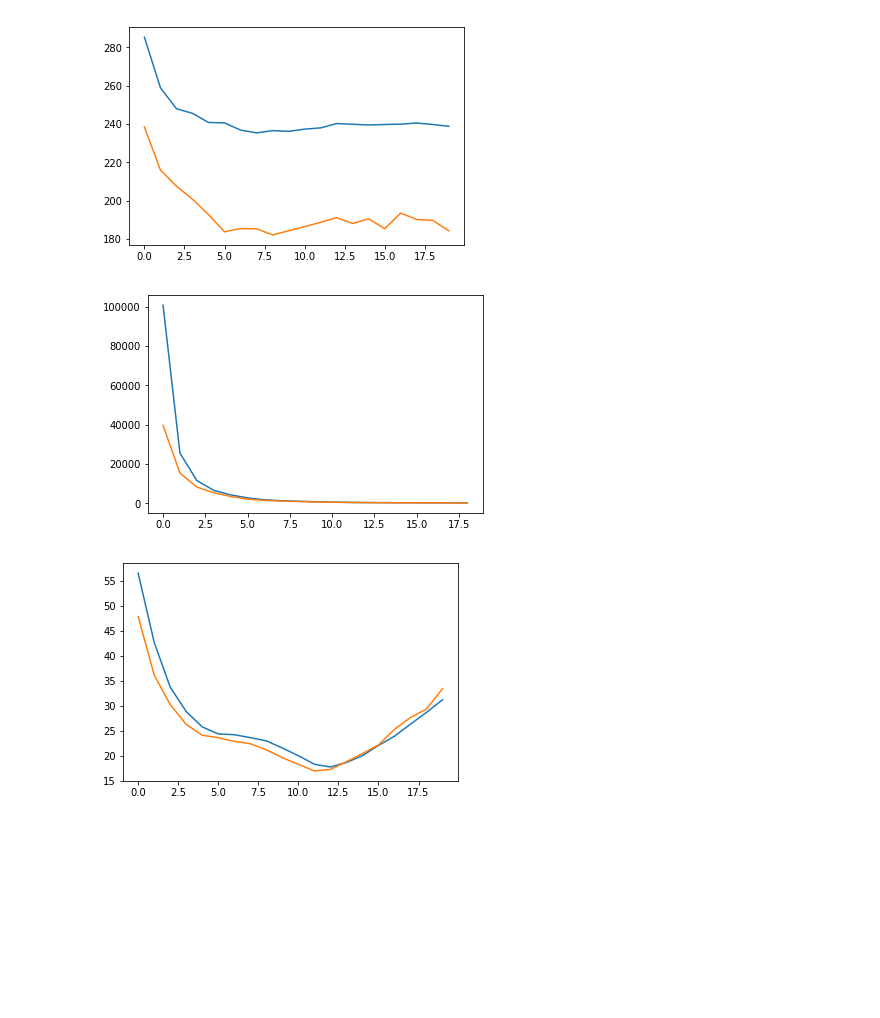
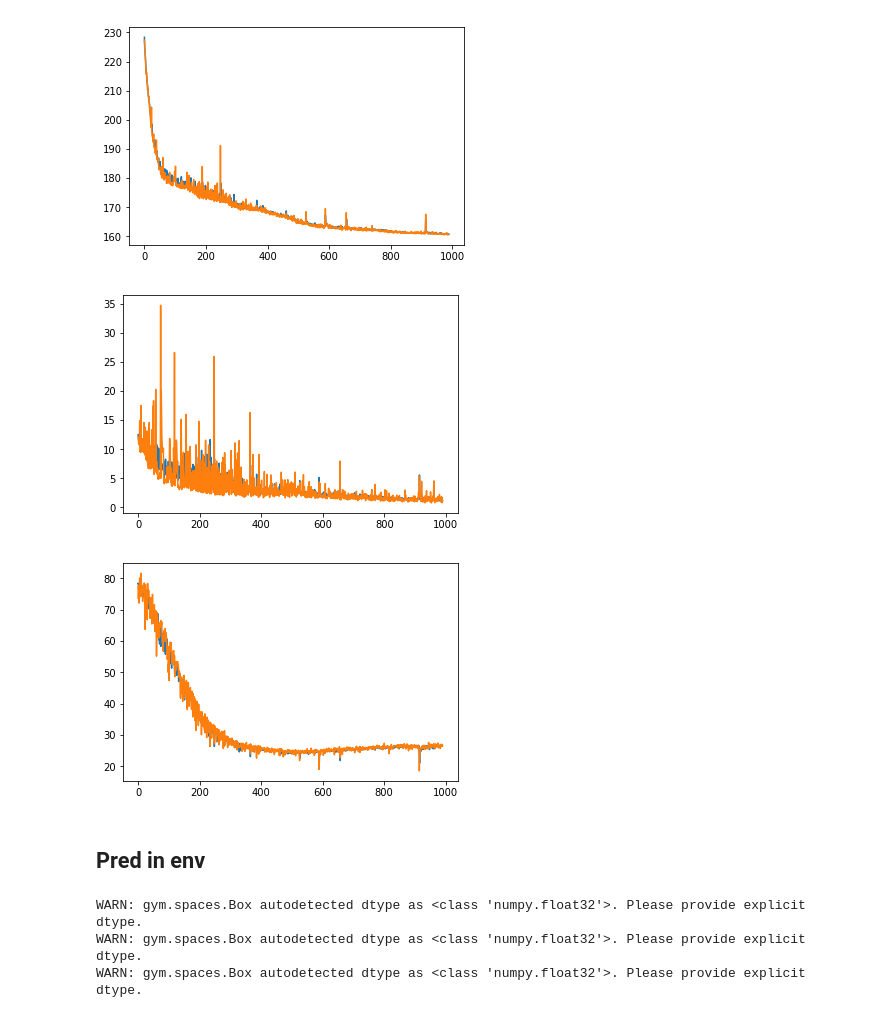
Before and after one commit to naruya/DSSM1d, a Jupyter notebook: eval.ipynb, the cells around one changed output. Cells and saved outputs as stored; diff of their text form; code cells hidden in the pictures; blank space fills up the shorter version.

```diff
--- a/eval.ipynb
+++ b/eval.ipynb
@@ -6,18 +5,0 @@ ext = Extractor("../logzero/Feb23_20-27-09.txt")
-# %%
-plt.plot(ext("train", "x_loss"))
-plt.plot(ext("test", "x_loss"))
-plt.show()
-# %% [output]
-[figure, removed]
-# %%
-plt.plot(ext("train", "s_loss")[1:])
-plt.plot(ext("test", "s_loss")[1:])
-plt.show()
-# %% [output]
-[figure, removed]
-# %%
-plt.plot(ext("train", "s_aux_loss"))
-plt.plot(ext("test", "s_aux_loss"))
-plt.show()
-# %% [output]
-[figure, removed]
@@ -43,0 +6,18 @@ a_mean, a_std, o_mean, o_std = \
+# %%
+ext = Extractor("./logzero/Feb26_06-08-58.txt")
+
+plt.plot(ext("train", "x_loss")[10:])
+plt.plot(ext("test", "x_loss")[10:])
+plt.show()
+plt.plot(ext("train", "s_loss")[10:])
+plt.plot(ext("test", "s_loss")[10:])
+plt.show()
+plt.plot(ext("train", "s_aux_loss")[10:])
+plt.plot(ext("test", "s_aux_loss")[10:])
+plt.show()
+# %% [output]
+[figure, added]
+[figure, added]
+[figure, added]
+# %% [markdown]
+## Pred in env
@@ -47,22 +56,24 @@ from tqdm import tqdm
 import torch
 import numpy as np
 import matplotlib.pyplot as plt
+from copy import deepcopy
+from rlkit.envs.wrappers import NormalizedBoxEnv
 
 
 env_name = 'HalfCheetah-v2'
-env = gym.make(env_name)
+# env = gym.make(env_name)
+env = NormalizedBoxEnv(gym.make(env_name))
 
 true = []
 pred = []
 
 o = env.reset()
-
 o = o.astype(np.float32)
 o = (o - o_mean) / o_std
 o = torch.from_numpy(np.array([o]))
 y = model.reset(o)
 
-for _ in range(30):
+for t in range(300):
     # env.render()
     a = env.action_space.sample()
     o, r, done, info = env.step(a)
@@ -78,4 +89,8 @@ for _ in range(30):
     pred.append(y)
 
 env.close()
+# %% [output]
+WARN: gym.spaces.Box autodetected dtype as <class 'numpy.float32'>. Please provide explicit dtype.
+WARN: gym.spaces.Box autodetected dtype as <class 'numpy.float32'>. Please provide explicit dtype.
+WARN: gym.spaces.Box autodetected dtype as <class 'numpy.float32'>. Please provide explicit dtype.
 # %%
```
Also changed, not shown: parts of 11 cells of this notebook.
